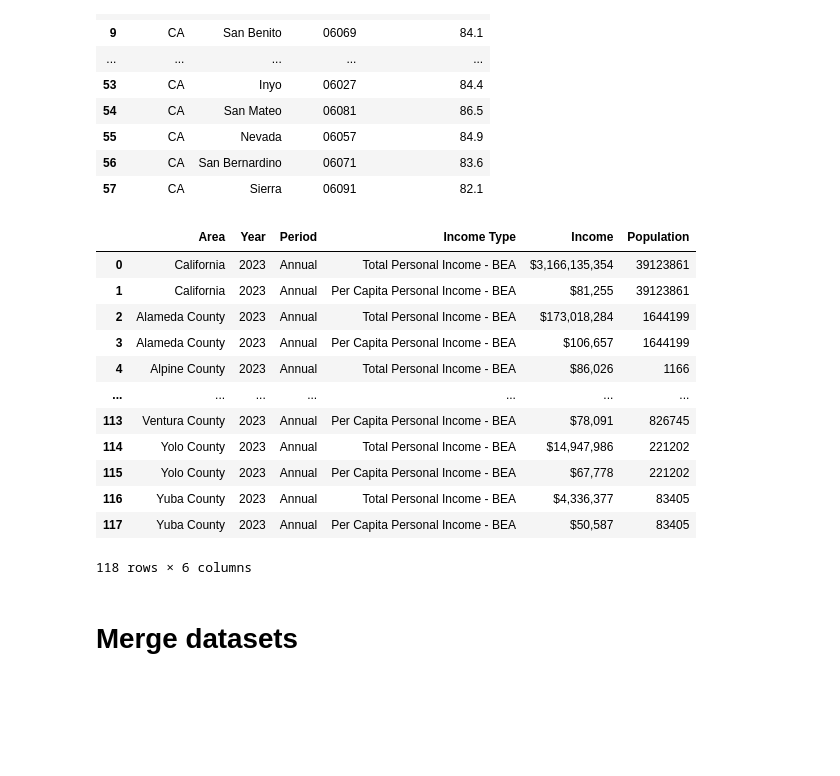
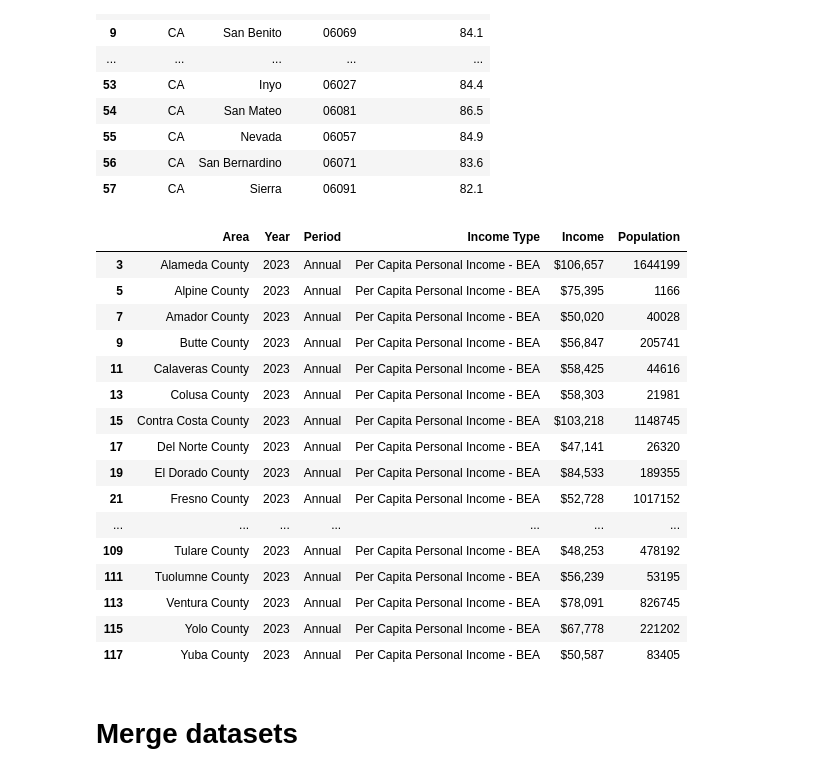
Before and after one commit to ucd-cosmos-data/26-the-backpropagators-analysis, a Jupyter notebook: cholestrol_income/notebooks/countydata.ipynb, the cells around one changed output. Drawn from its saved outputs; the diff is of its cells as text; code cells hidden in the pictures; blank space fills up the shorter version.

Commit message:
fixed commit + filetered income data to only per capita

```diff
--- a/cholestrol_income/notebooks/countydata.ipynb
+++ b/cholestrol_income/notebooks/countydata.ipynb
@@ -33,24 +33,33 @@ chol_ca
 | 56 | CA | San Bernardino | 06071 | 83.6 |
 | 57 | CA | Sierra | 06091 | 82.1 |
 # %%
-# read income data
-income_data = pd.read_csv("26-the-backpropagators-analysis/cholestrol_income/data/raw/income20261533.csv", skiprows=4)
+# read per-capita income data
+raw_income_data = pd.read_csv("../data/raw/income20261533.csv", skiprows=4)
+
+income_data = raw_income_data.loc[
+    raw_income_data["Income Type"].eq("Per Capita Personal Income - BEA")
+    & raw_income_data["Area"].ne("California")
+].copy()
 
 income_data
 # %% [output]
 |  | Area | Year | Period | Income Type | Income | Population |
-| 0 | California | 2023 | Annual | Total Personal Income - BEA | $3,166,135,354 | 39123861 |
-| 1 | California | 2023 | Annual | Per Capita Personal Income - BEA | $81,255 | 39123861 |
-| 2 | Alameda County | 2023 | Annual | Total Personal Income - BEA | $173,018,284 | 1644199 |
 | 3 | Alameda County | 2023 | Annual | Per Capita Personal Income - BEA | $106,657 | 1644199 |
-| 4 | Alpine County | 2023 | Annual | Total Personal Income - BEA | $86,026 | 1166 |
+| 5 | Alpine County | 2023 | Annual | Per Capita Personal Income - BEA | $75,395 | 1166 |
+| 7 | Amador County | 2023 | Annual | Per Capita Personal Income - BEA | $50,020 | 40028 |
+| 9 | Butte County | 2023 | Annual | Per Capita Personal Income - BEA | $56,847 | 205741 |
+| 11 | Calaveras County | 2023 | Annual | Per Capita Personal Income - BEA | $58,425 | 44616 |
+| 13 | Colusa County | 2023 | Annual | Per Capita Personal Income - BEA | $58,303 | 21981 |
+| 15 | Contra Costa County | 2023 | Annual | Per Capita Personal Income - BEA | $103,218 | 1148745 |
+| 17 | Del Norte County | 2023 | Annual | Per Capita Personal Income - BEA | $47,141 | 26320 |
+| 19 | El Dorado County | 2023 | Annual | Per Capita Personal Income - BEA | $84,533 | 189355 |
+| 21 | Fresno County | 2023 | Annual | Per Capita Personal Income - BEA | $52,728 | 1017152 |
 | ... | ... | ... | ... | ... | ... | ... |
+| 109 | Tulare County | 2023 | Annual | Per Capita Personal Income - BEA | $48,253 | 478192 |
+| 111 | Tuolumne County | 2023 | Annual | Per Capita Personal Income - BEA | $56,239 | 53195 |
 | 113 | Ventura County | 2023 | Annual | Per Capita Personal Income - BEA | $78,091 | 826745 |
-| 114 | Yolo County | 2023 | Annual | Total Personal Income - BEA | $14,947,986 | 221202 |
 | 115 | Yolo County | 2023 | Annual | Per Capita Personal Income - BEA | $67,778 | 221202 |
-| 116 | Yuba County | 2023 | Annual | Total Personal Income - BEA | $4,336,377 | 83405 |
 | 117 | Yuba County | 2023 | Annual | Per Capita Personal Income - BEA | $50,587 | 83405 |
-118 rows × 6 columns
 # %% [markdown]
 # Merge datasets
 # %%
```
Also changed, not shown: parts of 1 cell of this notebook, 1 other file.
